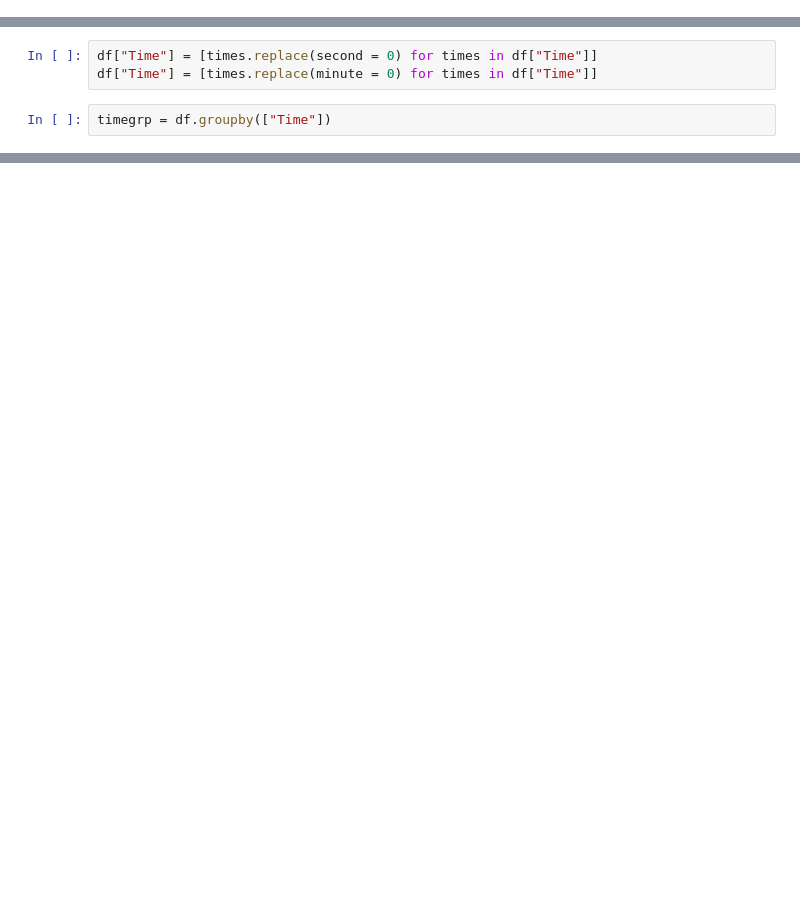
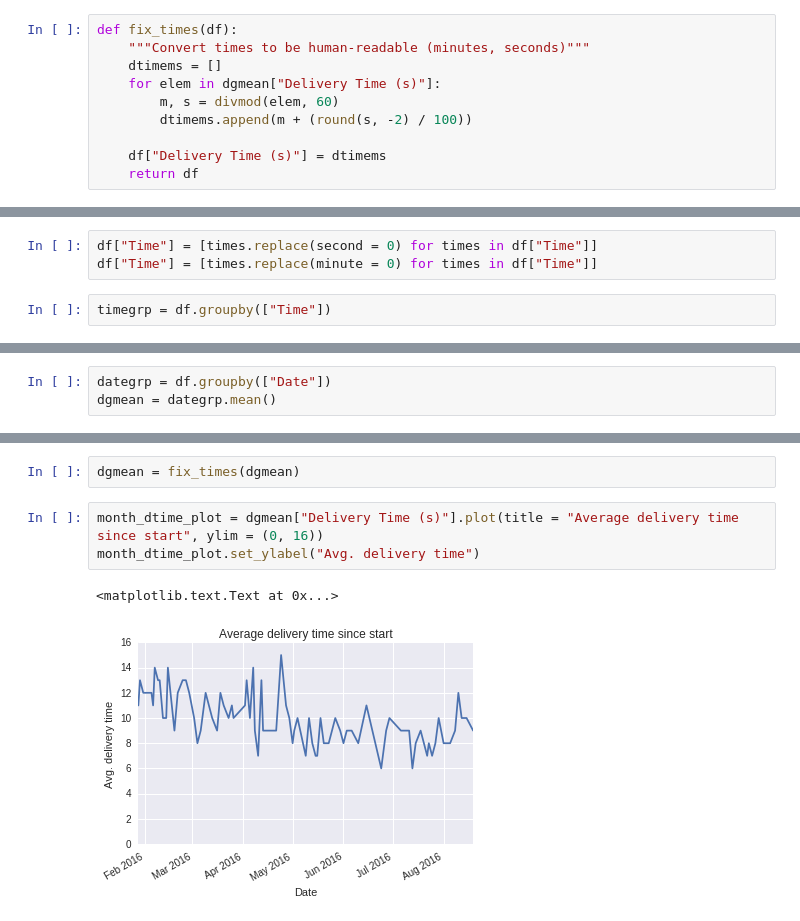
Before and after one commit to al3phnull/mail-analysis, a Jupyter notebook: deliveroo_analysis.ipynb, the cells around one changed output, grey strips where cells are left out. Drawn from its saved outputs; the diff is of its cells as text; blank space fills up the shorter version.

```diff
--- a/deliveroo_analysis.ipynb
+++ b/deliveroo_analysis.ipynb
@@ -57,6 +61,16 @@ def clean_datetime(df):
     df["Time"] = times
 
     return df
+# %%
+def fix_times(df):
+    """Convert times to be human-readable (minutes, seconds)"""
+    dtimems = []
+    for elem in dgmean["Delivery Time (s)"]:
+        m, s = divmod(elem, 60)
+        dtimems.append(m + (round(s, -2) / 100))
+
+    df["Delivery Time (s)"] = dtimems
+    return df
 # %%
 mails = clean_list(dmail)
 [date, rtime, restaurant, dtime, tip] = parse_mails(mails)
@@ -165,0 +105,3 @@ timegrp.sum()["Tip"].plot()
+# %%
+dategrp = df.groupby(["Date"])
+dgmean = dategrp.mean()
@@ -165,0 +123,8 @@ timegrp.sum()["Tip"].plot()
+# %%
+dgmean = fix_times(dgmean)
+# %%
+month_dtime_plot = dgmean["Delivery Time (s)"].plot(title = "Average delivery time since start", ylim = (0, 16))
+month_dtime_plot.set_ylabel("Avg. delivery time")
+# %% [output]
+<matplotlib.text.Text at 0x...>
+[figure, added]
```
Also changed, not shown: parts of 29 cells of this notebook.
